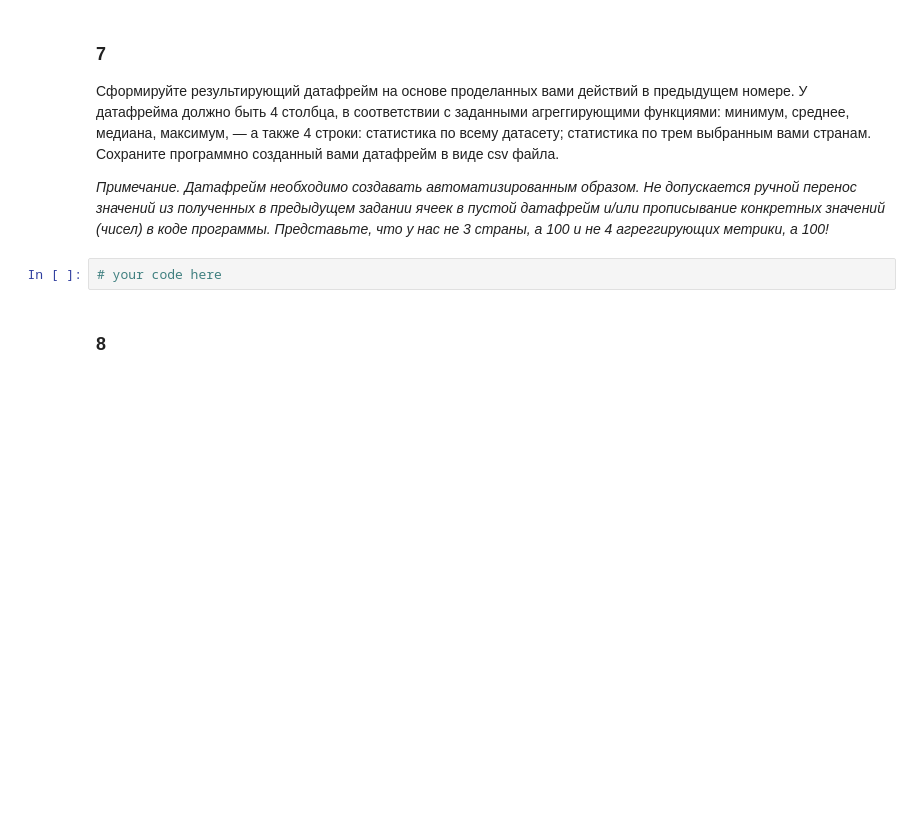
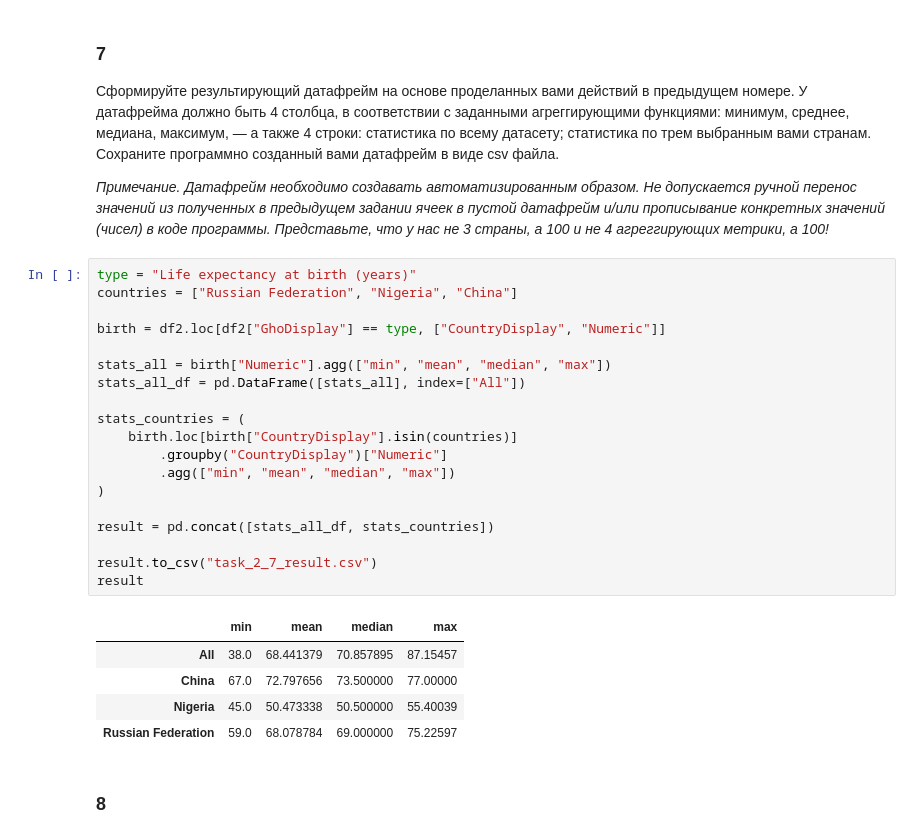
Before and after one commit to wrapper228/ml_hse, a Jupyter notebook: hw1/HW 1 - Numpy. Pandas.ipynb, the cells around one changed output. Saved outputs shown, nothing was run; the diff lists cells and outputs as text; blank space fills up the shorter version.

```diff
--- a/hw1/HW 1 - Numpy. Pandas.ipynb
+++ b/hw1/HW 1 - Numpy. Pandas.ipynb
@@ -551,8 +644,31 @@ df2.groupby('RegionDisplay')['SexDisplay'].value_counts(normalize=True).unstack(
 Сформируйте результирующий датафрейм на основе проделанных вами действий в предыдущем номере. У датафрейма должно быть 4 столбца, в соответствии с заданными агреггирующими функциями: минимум, среднее, медиана, максимум, — а также 4 строки: статистика по всему датасету; статистика по трем выбранным вами странам. Сохраните программно созданный вами датафрейм в виде csv файла.
 
 *Примечание. Датафрейм необходимо создавать автоматизированным образом. Не допускается ручной перенос значений из полученных в предыдущем задании ячеек в пустой датафрейм и/или прописывание конкретных значений (чисел) в коде программы. Представьте, что у нас не 3 страны, а 100 и не 4 агреггирующих метрики, а 100!*
-# %%
-# your code here
+# %%
+type = "Life expectancy at birth (years)"
+countries = ["Russian Federation", "Nigeria", "China"]
+
+birth = df2.loc[df2["GhoDisplay"] == type, ["CountryDisplay", "Numeric"]]
+
+stats_all = birth["Numeric"].agg(["min", "mean", "median", "max"])
+stats_all_df = pd.DataFrame([stats_all], index=["All"])
+
+stats_countries = (
+    birth.loc[birth["CountryDisplay"].isin(countries)]
+        .groupby("CountryDisplay")["Numeric"]
+        .agg(["min", "mean", "median", "max"])
+)
+
+result = pd.concat([stats_all_df, stats_countries])
+
+result.to_csv("task_2_7_result.csv")
+result
+# %% [output]
+|  | min | mean | median | max |
+| All | 38.0 | 68.441379 | 70.857895 | 87.15457 |
+| China | 67.0 | 72.797656 | 73.500000 | 77.00000 |
+| Nigeria | 45.0 | 50.473338 | 50.500000 | 55.40039 |
+| Russian Federation | 59.0 | 68.078784 | 69.000000 | 75.22597 |
 # %% [markdown]
 ### 8
 # %% [markdown]
```
Also changed, not shown: parts of 15 cells of this notebook, 1 other file.
